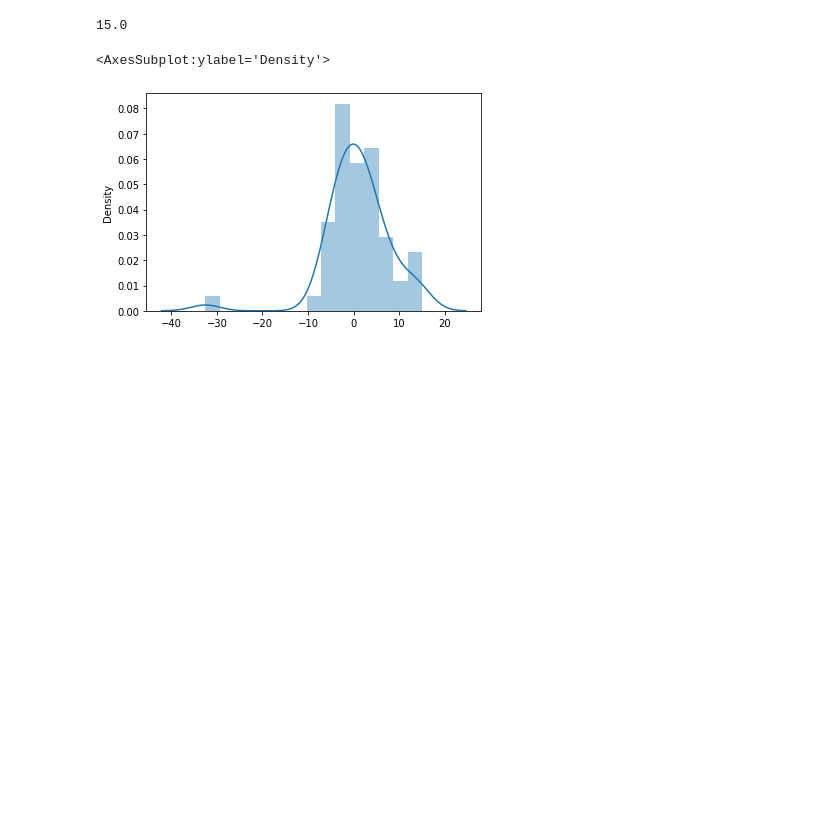
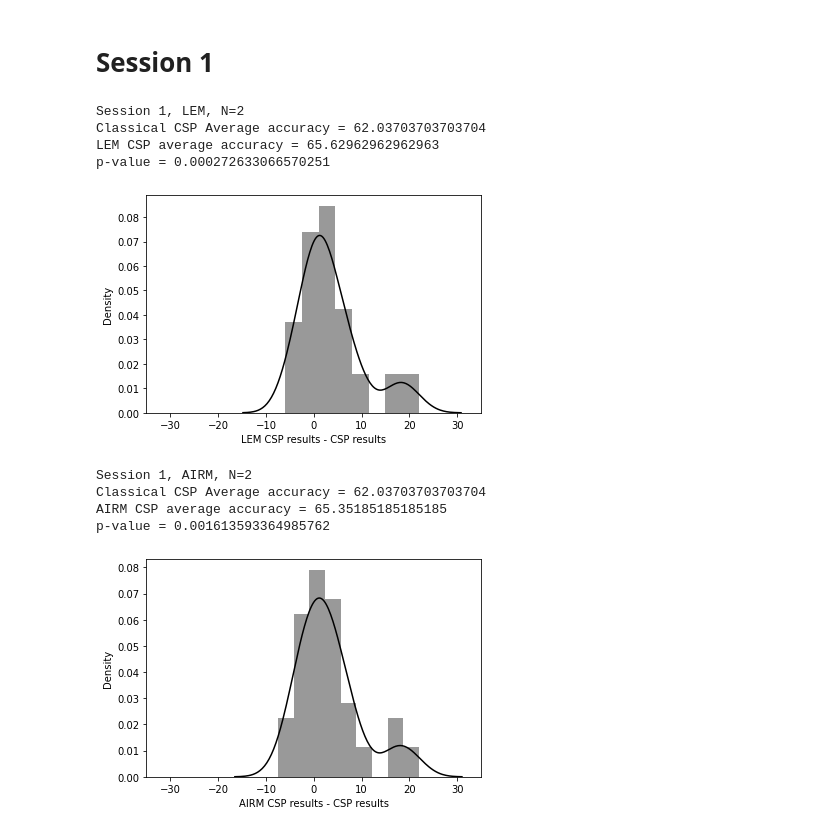
Before and after one commit to Yassawe/BCI-paper, a Jupyter notebook: visualization.ipynb, the cells around one changed output. Drawn from its saved outputs; the diff is of its cells as text; code cells hidden in the pictures; blank space fills up the shorter version.

```diff
--- a/visualization.ipynb
+++ b/visualization.ipynb
@@ -10,6 +8,3 @@ import matplotlib.pyplot as plt
 [df1_2, df1_3, df1_4, df1_5] = pickle.load(open('datasets/MVResultsSess01.pickle','rb'))
 # %%
 [df2_2, df2_3, df2_4, df2_5] = pickle.load(open('datasets/MVResultsSess02.pickle','rb'))
-# %%
-RIEM = df2_4['LEM CSP'][:-2]
-CLASSIC = df2_4['Classic CSP'][:-2]
@@ -38,9 +11,47 @@ diff = RIEM - CLASSIC
-# %%
-diff.max()
-# %% [output]
-15.0
-# %%
-sns.distplot(diff, kde=True)
-# %% [output]
-<AxesSubplot:ylabel='Density'>
-[figure, removed]
+# %%
+def plot(df, sess, n):
+    AIRM = df['AIRM CSP'][:-2]
+    LEM = df['LEM CSP'][:-2]
+    CLASSIC = df['Classic CSP'][:-2]
+
+    diffLEM = LEM - CLASSIC
+    diffAIRM = AIRM - CLASSIC
+
+    print("Session "+ str(sess) + ", LEM, N="+str(n))
+    print('Classical CSP Average accuracy = ' + str(df.loc['Average', 'Classic CSP']))
+    print('LEM CSP average accuracy = ' + str(df.loc['Average', 'LEM CSP']))
+    print('p-value = ' + str(df.loc['p-value', 'LEM CSP']))
+
+    plt.figure()
+    plt.xlim(-35, 35)
+    ax = sns.distplot(diffLEM, kde=True, color='black')
+    ax.set(xlabel = 'LEM CSP results - CSP results')
+    plt.show()
+
+    print('\n')
+
+    print("Session " + str(sess) + ", AIRM, N="+str(n))
+    print('Classical CSP Average accuracy = ' + str(df.loc['Average', 'Classic CSP']))
+    print('AIRM CSP average accuracy = ' + str(df.loc['Average', 'AIRM CSP']))
+    print('p-value = ' + str(df.loc['p-value', 'AIRM CSP']))
+
+    plt.figure()
+    plt.xlim(-35, 35)
+    ax = sns.distplot(diffAIRM, kde=True, color='black')
+    ax.set(xlabel = 'AIRM CSP results - CSP results')
+    plt.show()
+# %% [markdown]
+# Session 1
+# %%
+plot(df1_2, 1, 2)
+# %% [output]
+Session 1, LEM, N=2
+Classical CSP Average accuracy = 62.03703703703704
+LEM CSP average accuracy = 65.62962962962963
+p-value = 0.000272633066570251
+[figure, added]
+Session 1, AIRM, N=2
+Classical CSP Average accuracy = 62.03703703703704
+AIRM CSP average accuracy = 65.35185185185185
+p-value = 0.001613593364985762
+[figure, added]
```
Also changed, not shown: parts of 11 cells of this notebook.
